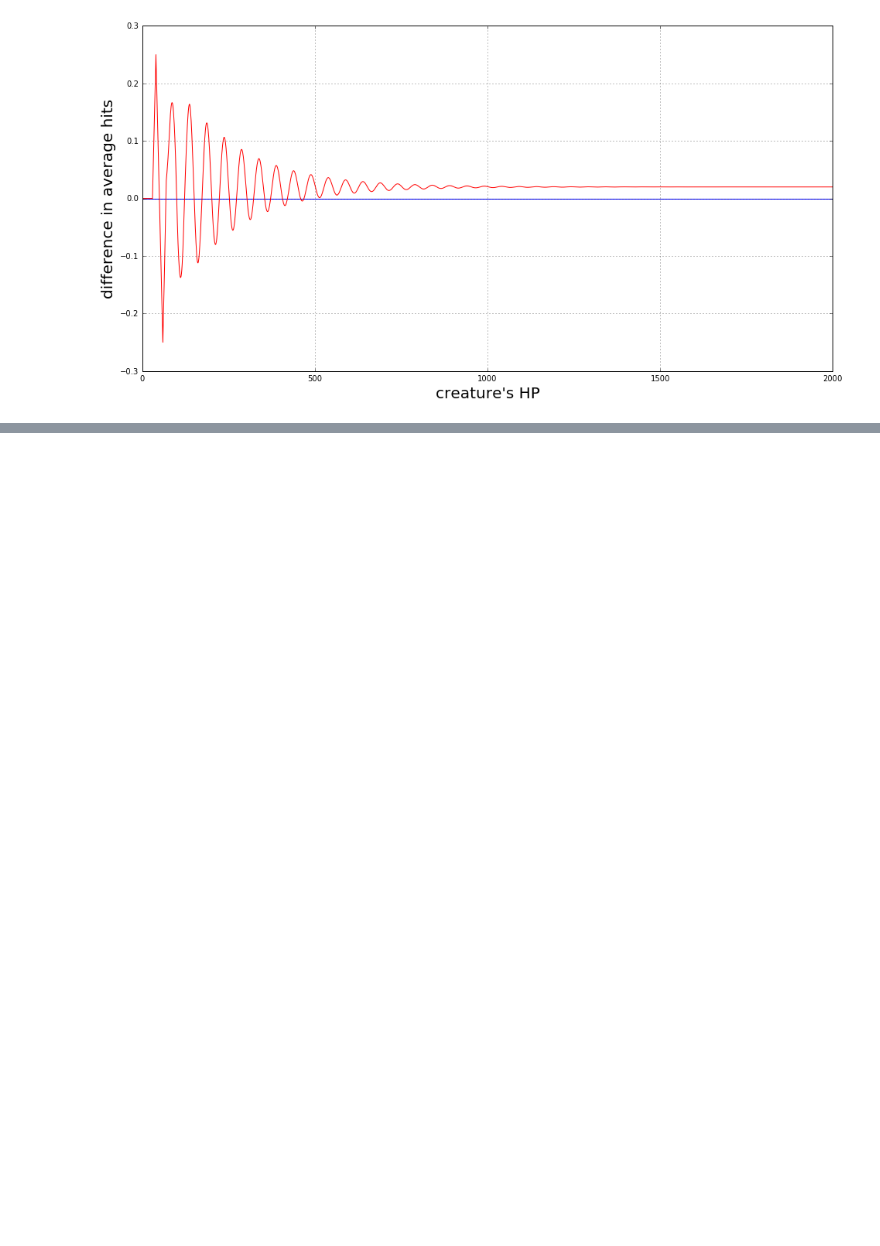
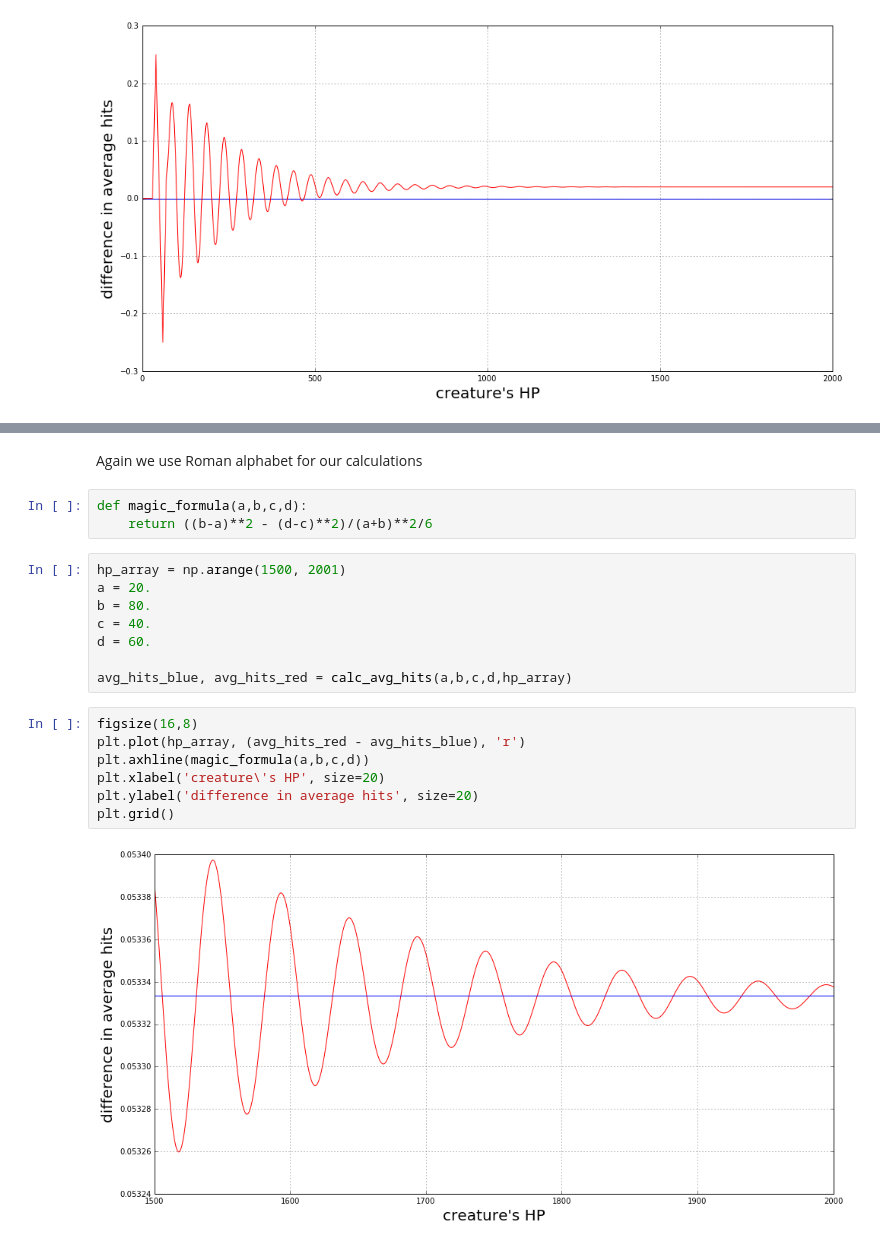
Before and after one commit to necludov/two-swords, a Jupyter notebook: post.ipynb, the cells around one changed output, grey strips where cells are left out. Saved outputs shown, nothing was run; the diff lists cells and outputs as text; blank space fills up the shorter version.

```diff
--- a/post.ipynb
+++ b/post.ipynb
@@ -297,0 +331,22 @@ plt.grid()
+# %% [markdown]
+Again we use Roman alphabet for our calculations
+# %%
+def magic_formula(a,b,c,d):
+    return ((b-a)**2 - (d-c)**2)/(a+b)**2/6
+# %%
+hp_array = np.arange(1500, 2001)
+a = 20.
+b = 80.
+c = 40.
+d = 60.
+
+avg_hits_blue, avg_hits_red = calc_avg_hits(a,b,c,d,hp_array)
+# %%
+figsize(16,8)
+plt.plot(hp_array, (avg_hits_red - avg_hits_blue), 'r')
+plt.axhline(magic_formula(a,b,c,d))
+plt.xlabel('creature\'s HP', size=20)
+plt.ylabel('difference in average hits', size=20)
+plt.grid()
+# %% [output]
+[figure, added]
```
Also changed, not shown: parts of 18 cells of this notebook.
